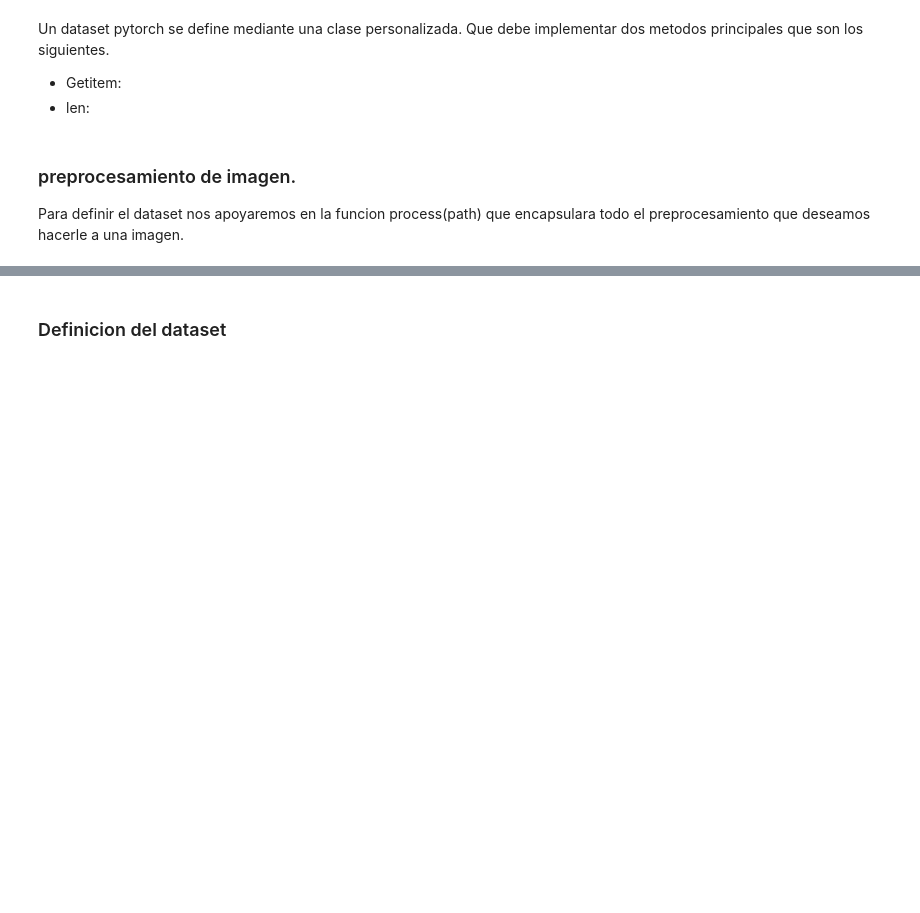
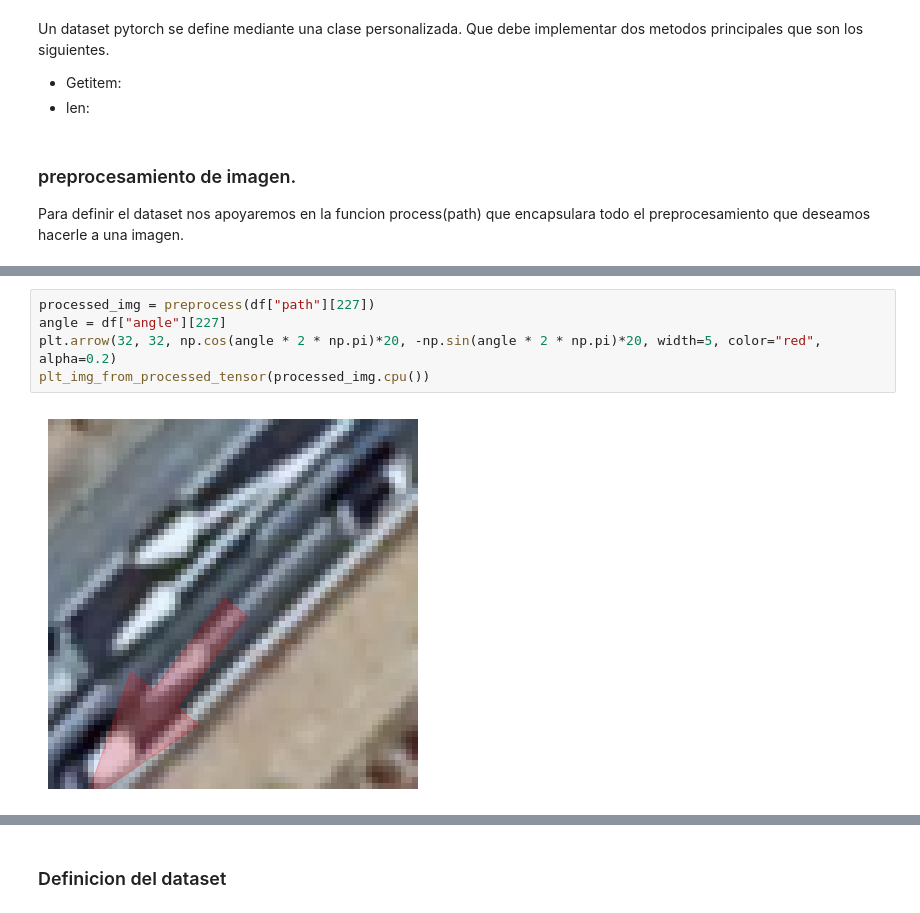
Before and after one commit to iocolopus/AA_2-p1, a Jupyter notebook: carga_de_datos.ipynb, the cells around one changed output, grey strips where cells are left out. Saved outputs shown, nothing was run; the diff lists cells and outputs as text; blank space fills up the shorter version.

```diff
--- a/carga_de_datos.ipynb
+++ b/carga_de_datos.ipynb
@@ -110,0 +146,7 @@ plt.axis("off")
+# %%
+processed_img = preprocess(df["path"][227])
+angle = df["angle"][227]
+plt.arrow(32, 32, np.cos(angle * 2 * np.pi)*20, -np.sin(angle * 2 * np.pi)*20, width=5, color="red", alpha=0.2)
+plt_img_from_processed_tensor(processed_img.cpu())
+# %% [output]
+[figure, added]
```
Also changed, not shown: parts of 38 cells of this notebook.
